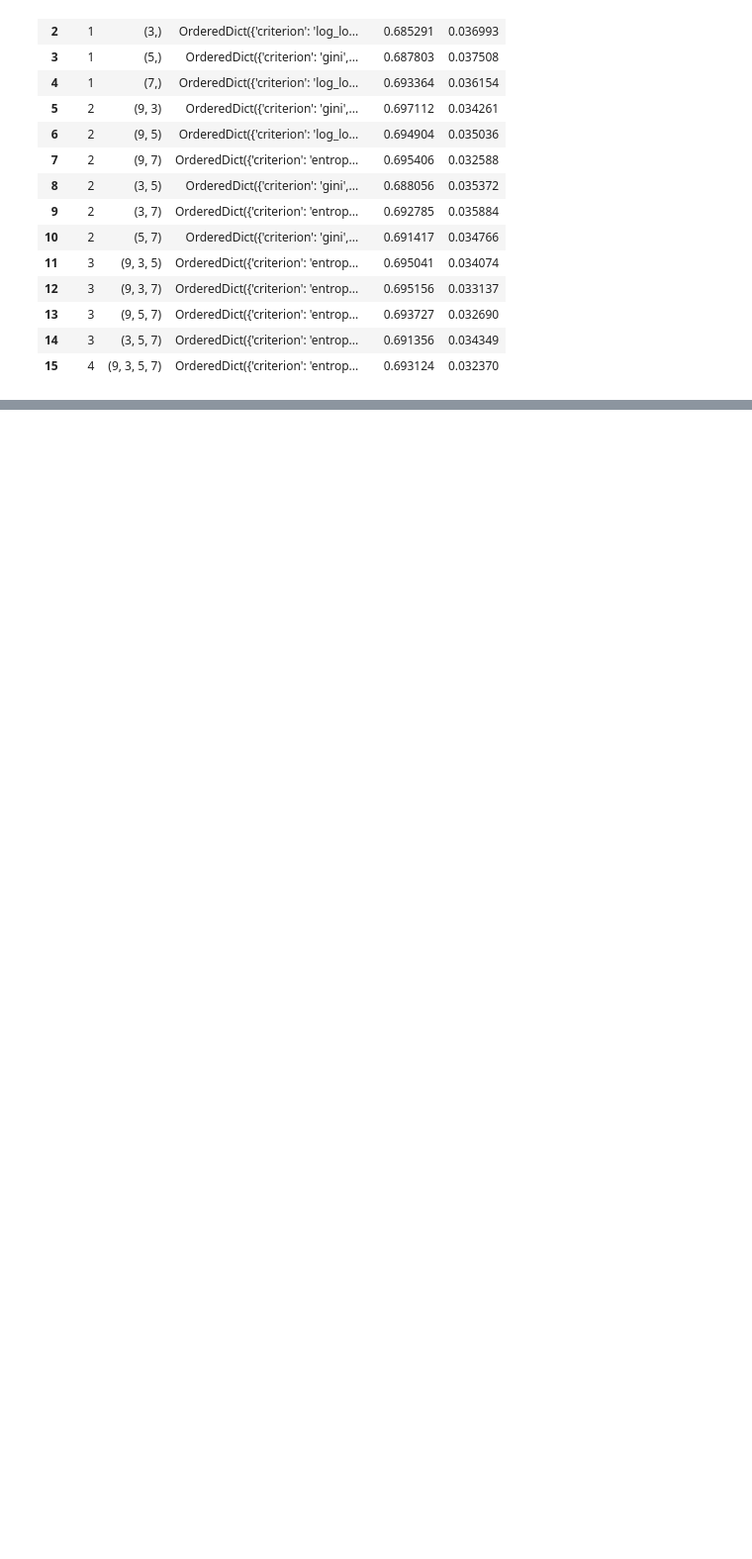
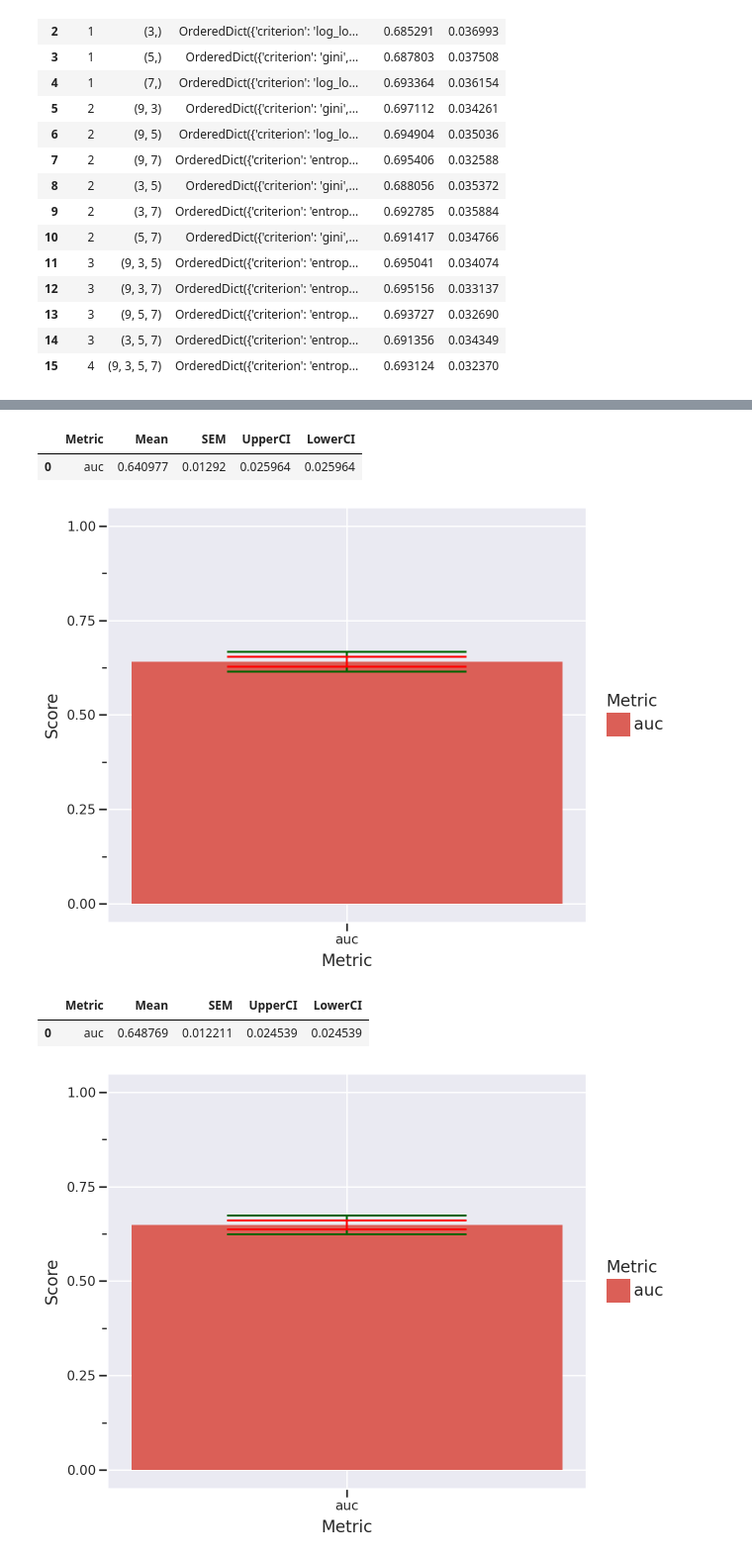
Before and after one commit to LuminousCodeGH/scientific-machine-learning-project, a Jupyter notebook: random_forest_window_experiment.ipynb, the cells around one changed output, grey strips where cells are left out. Shown at 99% size. Drawn from its saved outputs; the diff is of its cells as text; code cells hidden in the pictures; blank space fills up the shorter version.

```diff
--- a/random_forest_window_experiment.ipynb
+++ b/random_forest_window_experiment.ipynb
@@ -168,0 +300,47 @@ plot_window_performance(hyperparam_results, 'auc', 'Window Sizes Performance Inc
+# %%
+def plot_performance(df: pd.DataFrame, score_names: list, title: str='') -> None:
+    import scipy.stats as stats
+    confidence = 0.95
+    n = df.shape[0]
+    t_critical = stats.t.ppf((1 + confidence) / 2, df=n - 1)
+
+
+    df_long = df.melt(value_vars=score_names, var_name='Metric', value_name='Score')
+    score_means = df[score_names].mean()
+    score_sem = df[score_names].sem()
+    score_ci_upper = t_critical * score_sem
+    score_ci_lower = t_critical * score_sem
+    score_summary = pd.DataFrame({
+        'Metric': score_means.index,
+        'Mean': score_means.values,
+        'SEM': score_sem.values,
+        'UpperCI': score_ci_upper.values,
+        'LowerCI': score_ci_lower.values
+    })
+    display(score_summary)
+    df_long = df_long.merge(score_summary, on='Metric', how='left')
+
+    # Create ggplot
+    p = (
+        ggplot(df_long, aes(x='Metric', y='Mean', fill='Metric')) +
+        geom_bar(stat='identity', position='dodge', show_legend=True) +  # Bar plot
+        labs(title=title, y="Score", x="Metric") +
+        geom_errorbar(aes(ymin='Mean - LowerCI', ymax='Mean + UpperCI'), color='darkgreen') +
+        geom_errorbar(aes(ymin='Mean - SEM', ymax='Mean + SEM'), color='red') +
+        ylim(0,1) +
+        theme_seaborn()
+    )
+
+    display(p)
+# %%
+plot_performance(results_0, ['auc'])
+plot_performance(results_9, ['auc'])
+
+# SEM overlaps!
+# %% [output]
+|  | Metric | Mean | SEM | UpperCI | LowerCI |
+| 0 | auc | 0.640977 | 0.01292 | 0.025964 | 0.025964 |
+[figure, added]
+|  | Metric | Mean | SEM | UpperCI | LowerCI |
+| 0 | auc | 0.648769 | 0.012211 | 0.024539 | 0.024539 |
+[figure, added]
```
Also changed, not shown: parts of 5 cells of this notebook, 2 other files.
